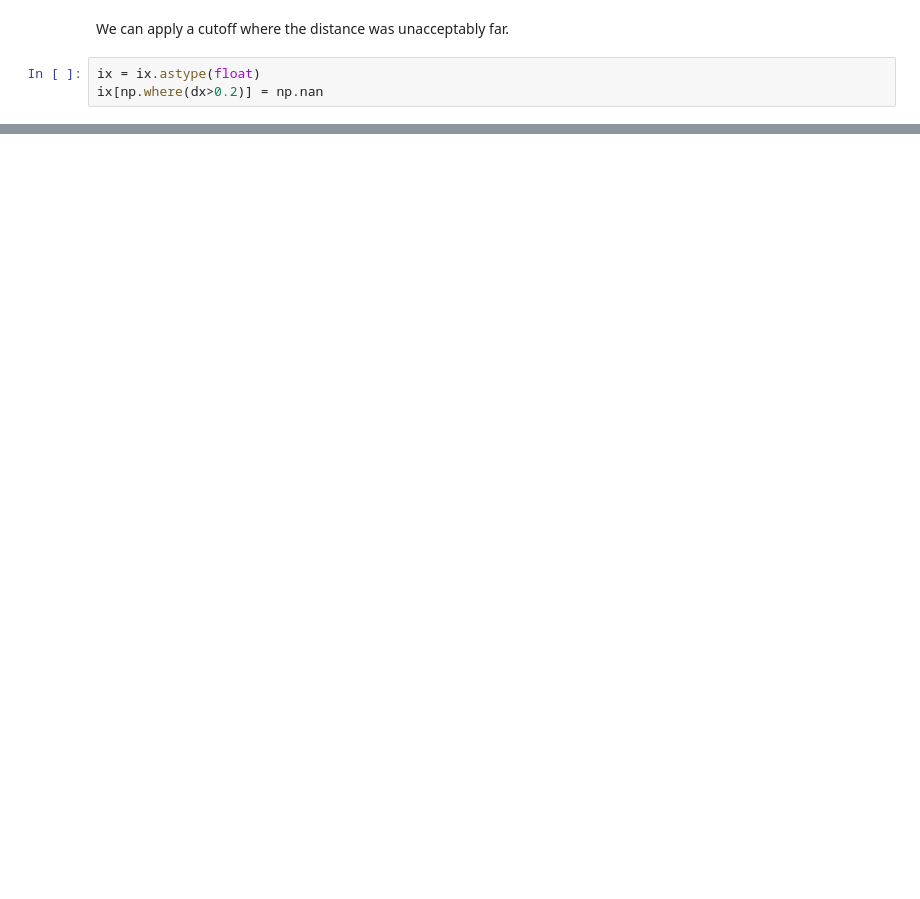
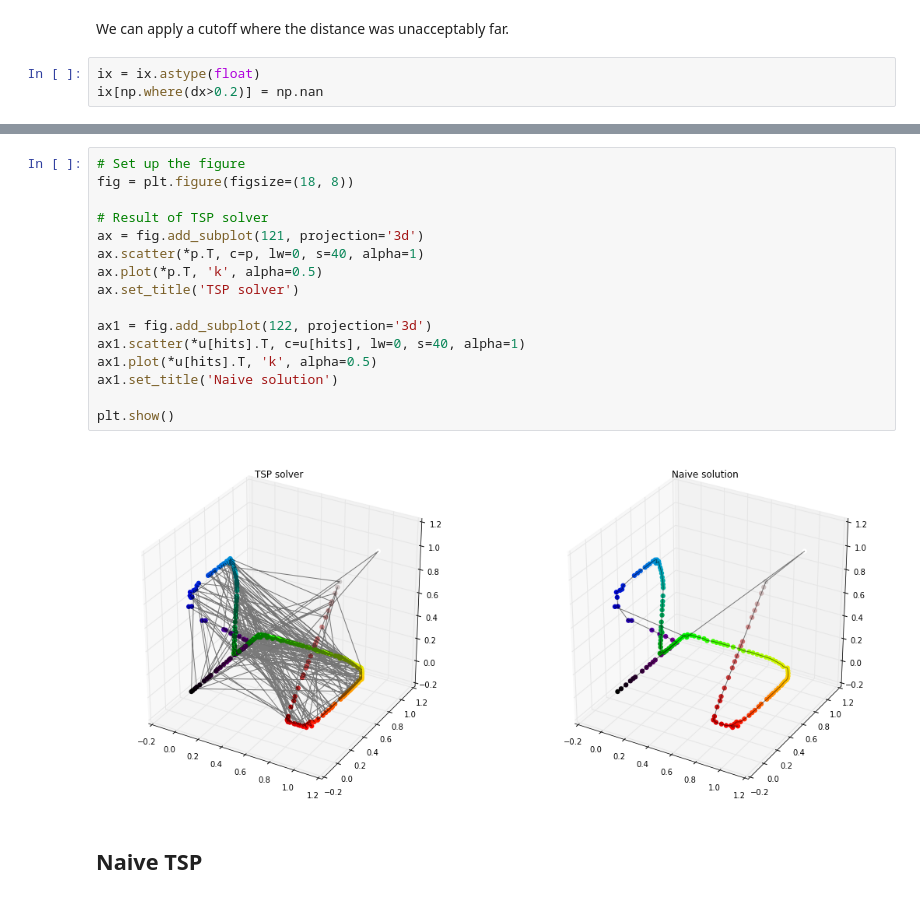
Before and after one commit to kwinkunks/notebooks, a Jupyter notebook: Guessing_colourmaps_APP.ipynb, the cells around one changed output, grey strips where cells are left out. Cells and saved outputs as stored; diff of their text form; blank space fills up the shorter version.

```diff
--- a/Guessing_colourmaps_APP.ipynb
+++ b/Guessing_colourmaps_APP.ipynb
@@ -328,0 +424,20 @@ plt.show()
+# %%
+# Set up the figure
+fig = plt.figure(figsize=(18, 8))
+
+# Result of TSP solver
+ax = fig.add_subplot(121, projection='3d')
+ax.scatter(*p.T, c=p, lw=0, s=40, alpha=1)
+ax.plot(*p.T, 'k', alpha=0.5)
+ax.set_title('TSP solver')
+
+ax1 = fig.add_subplot(122, projection='3d')
+ax1.scatter(*u[hits].T, c=u[hits], lw=0, s=40, alpha=1)
+ax1.plot(*u[hits].T, 'k', alpha=0.5)
+ax1.set_title('Naive solution')
+
+plt.show()
+# %% [output]
+[figure, added]
+# %% [markdown]
+## Naive TSP
```
Also changed, not shown: parts of 27 cells of this notebook, 1 other file.
